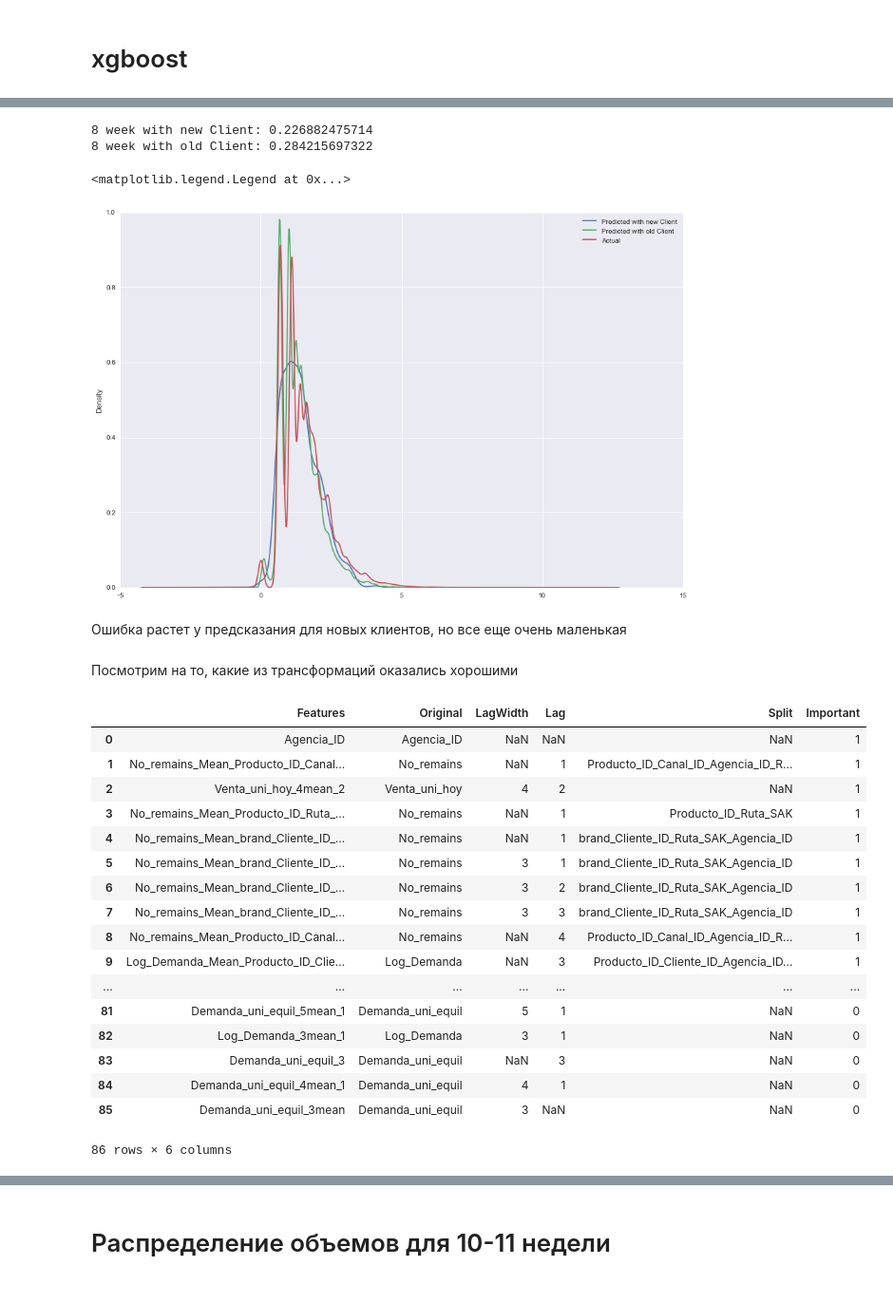
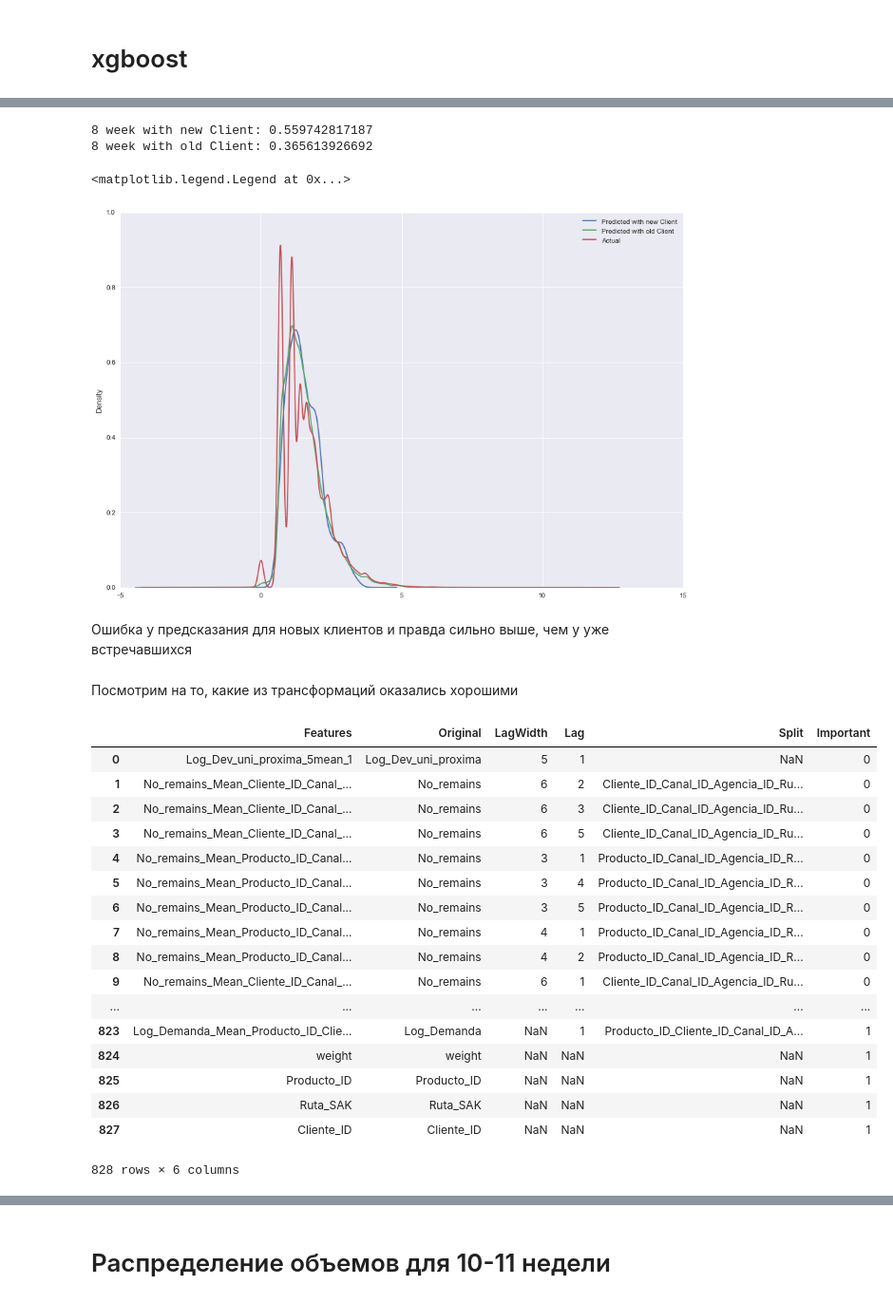
Before and after one commit to ValIlya/KB, a Jupyter notebook: releases/release_v03/feature_test.ipynb, the cells around one changed output, grey strips where cells are left out. Shown: that part at 95% size. Saved outputs shown, nothing was run; the diff lists cells and outputs as text; code cells hidden in the pictures.

```diff
--- a/releases/release_v03/feature_test.ipynb
+++ b/releases/release_v03/feature_test.ipynb
@@ -60,9 +60,9 @@ cur_week_features = [u'Town', u'State', u'Venta_uni_hoy', u'Venta_hoy', u'Dev_un
         u'Venta_hoy_by_uni', u'Ordered', 'Log_Dev_proxima', 'Log_Dev_uni_proxima', 'Log_Venta_hoy']
 cur_week_features = [x for x in cur_week_features if x in data.columns]
 means_by_split = [x for x in data.columns if '_Mean_' in x and x[-2] != '_'] #its mean, its not a lag
-
-data_for_model = data.drop(cur_week_features + means_by_split, axis=1).set_index(u'Semana')
-print('Drop', str(cur_week_features+ means_by_split))
+cur_week_widelags = [x for x in data.columns if 'mean' in x and x[-2] != '_'] #its mean, its not a lag
+data_for_model = data.drop(cur_week_features + means_by_split + cur_week_widelags, axis=1).set_index(u'Semana')
+print('Drop', str(cur_week_features+ means_by_split + cur_week_widelags))
 
 X_train = data_for_model.loc[list(range(3,8)),:].drop('Log_Demanda', axis=1)
 y_train = data_for_model.loc[list(range(3,8)),:]['Log_Demanda']
@@ -122,7 +122,7 @@ param = {
  'gamma': 1,
  'max_depth': 16,
  'min_child_weight': 18,
- 'n_estimators': 5,
+ 'n_estimators': 50,
  'subsample': 0.8,
  'colsample_bytree': 0.8,
  'nthread':-1
@@ -162,8 +162,13 @@ XGBRegressor(base_score=0.5, colsample_bylevel=1, colsample_bytree=0.8,
        objective='reg:linear', reg_alpha=0, reg_lambda=1,
        scale_pos_weight=1, seed=0, silent=True, subsample=0.8)
 # %%
-feat_imp = pd.Series(xgb_model.booster().get_fscore()).sort_values()
-feat_imp.head(100).plot.barh(figsize=(10,15))
+feat_imp = xgb_model.booster().get_fscore()
+for col in X_train:
+    if col not in feat_imp:
+        feat_imp[col] = 0
+
+feat_imp = pd.Series(feat_imp).sort_values()
+feat_imp.tail(100).plot.barh(figsize=(10,15))
 
 print('Train:', np.sqrt(mean_squared_error(y_train, xgb_model.predict(X_train))))
 preds = pd.Series(xgb_model.predict(X_test.loc[8]), index=X_test.loc[8])
@@ -192,4 +199,5 @@ len(new_client_ids), list(new_client_ids)[:5]
 # %%
+new_client_ids = set(X_test.Cliente_ID.unique()).difference(X_train.Cliente_ID.unique())
 preds.loc[X_test.loc[8].Cliente_ID.isin(new_client_ids).values].plot.kde(figsize = (15,10))
 print('8 week with new Client:', np.sqrt(mean_squared_error(
                     y_test.loc[8].loc[X_test.loc[8].Cliente_ID.isin(new_client_ids).values],
@@ -201,47 +209,47 @@ preds.loc[~X_test.loc[8].Cliente_ID.isin(new_client_ids).values].plot.kde()
 y_test.loc[8].plot.kde()
 plt.legend(['Predicted with new Client', 'Predicted with old Client', 'Actual'])
 # %% [output]
-8 week with new Client: 0.226882475714
-8 week with old Client: 0.284215697322
+8 week with new Client: 0.559742817187
+8 week with old Client: 0.365613926692
 <matplotlib.legend.Legend at 0x...>
-[figure, old version]
+[figure, new version]
 # %% [markdown]
-Ошибка растет у предсказания для новых клиентов, но все еще очень маленькая
+Ошибка у предсказания для новых клиентов и правда сильно выше, чем у уже встречавшихся
 # %% [markdown]
 Посмотрим на то, какие из трансформаций оказались хорошими
 # %%
 def transformaton_types(feat_list):
     features = pd.DataFrame(feat_list, columns = ['Features'])
     features['Original'] = features['Features']
     features['LagWidth'] = features['Features'].str.extract('(\d)mean', expand=True)
     features['Original'] = features['Original'].str.replace('_(\d)mean', '')
     features['Lag'] = features['Original'].str.extract('_(\d)', expand=True)
     features['Original'] = features['Original'].str.replace('_(\d)', '')
     features['Split'] = features['Original'].apply(lambda f: f.split('_Mean_')[1] if '_Mean_' in f else np.nan)
     features['Original'] = features['Original'].apply(lambda f: f.split('_Mean_')[0])
     return features
 
 
 features = transformaton_types(feat_imp.index)
-features['Important'] = features['Features'].isin(feat_imp.head(50).index).astype(int)
+features['Important'] = features['Features'].isin(feat_imp[feat_imp>0].index).astype(int)
 features
 # %% [output]
 |  | Features | Original | LagWidth | Lag | Split | Important |
-| 0 | Agencia_ID | Agencia_ID | NaN | NaN | NaN | 1 |
-| 1 | No_remains_Mean_Producto_ID_Canal... | No_remains | NaN | 1 | Producto_ID_Canal_ID_Agencia_ID_R... | 1 |
-| 2 | Venta_uni_hoy_4mean_2 | Venta_uni_hoy | 4 | 2 | NaN | 1 |
-| 3 | No_remains_Mean_Producto_ID_Ruta_... | No_remains | NaN | 1 | Producto_ID_Ruta_SAK | 1 |
-| 4 | No_remains_Mean_brand_Cliente_ID_... | No_remains | NaN | 1 | brand_Cliente_ID_Ruta_SAK_Agencia_ID | 1 |
-| 5 | No_remains_Mean_brand_Cliente_ID_... | No_remains | 3 | 1 | brand_Cliente_ID_Ruta_SAK_Agencia_ID | 1 |
-| 6 | No_remains_Mean_brand_Cliente_ID_... | No_remains | 3 | 2 | brand_Cliente_ID_Ruta_SAK_Agencia_ID | 1 |
-| 7 | No_remains_Mean_brand_Cliente_ID_... | No_remains | 3 | 3 | brand_Cliente_ID_Ruta_SAK_Agencia_ID | 1 |
-| 8 | No_remains_Mean_Producto_ID_Canal... | No_remains | NaN | 4 | Producto_ID_Canal_ID_Agencia_ID_R... | 1 |
-| 9 | Log_Demanda_Mean_Producto_ID_Clie... | Log_Demanda | NaN | 3 | Producto_ID_Cliente_ID_Agencia_ID... | 1 |
+| 0 | Log_Dev_uni_proxima_5mean_1 | Log_Dev_uni_proxima | 5 | 1 | NaN | 0 |
+| 1 | No_remains_Mean_Cliente_ID_Canal_... | No_remains | 6 | 2 | Cliente_ID_Canal_ID_Agencia_ID_Ru... | 0 |
+| 2 | No_remains_Mean_Cliente_ID_Canal_... | No_remains | 6 | 3 | Cliente_ID_Canal_ID_Agencia_ID_Ru... | 0 |
+| 3 | No_remains_Mean_Cliente_ID_Canal_... | No_remains | 6 | 5 | Cliente_ID_Canal_ID_Agencia_ID_Ru... | 0 |
+| 4 | No_remains_Mean_Producto_ID_Canal... | No_remains | 3 | 1 | Producto_ID_Canal_ID_Agencia_ID_R... | 0 |
+| 5 | No_remains_Mean_Producto_ID_Canal... | No_remains | 3 | 4 | Producto_ID_Canal_ID_Agencia_ID_R... | 0 |
+| 6 | No_remains_Mean_Producto_ID_Canal... | No_remains | 3 | 5 | Producto_ID_Canal_ID_Agencia_ID_R... | 0 |
+| 7 | No_remains_Mean_Producto_ID_Canal... | No_remains | 4 | 1 | Producto_ID_Canal_ID_Agencia_ID_R... | 0 |
+| 8 | No_remains_Mean_Producto_ID_Canal... | No_remains | 4 | 2 | Producto_ID_Canal_ID_Agencia_ID_R... | 0 |
+| 9 | No_remains_Mean_Cliente_ID_Canal_... | No_remains | 6 | 1 | Cliente_ID_Canal_ID_Agencia_ID_Ru... | 0 |
 | ... | ... | ... | ... | ... | ... | ... |
-| 81 | Demanda_uni_equil_5mean_1 | Demanda_uni_equil | 5 | 1 | NaN | 0 |
-| 82 | Log_Demanda_3mean_1 | Log_Demanda | 3 | 1 | NaN | 0 |
-| 83 | Demanda_uni_equil_3 | Demanda_uni_equil | NaN | 3 | NaN | 0 |
-| 84 | Demanda_uni_equil_4mean_1 | Demanda_uni_equil | 4 | 1 | NaN | 0 |
-| 85 | Demanda_uni_equil_3mean | Demanda_uni_equil | 3 | NaN | NaN | 0 |
+| 823 | Log_Demanda_Mean_Producto_ID_Clie... | Log_Demanda | NaN | 1 | Producto_ID_Cliente_ID_Canal_ID_A... | 1 |
+| 824 | weight | weight | NaN | NaN | NaN | 1 |
+| 825 | Producto_ID | Producto_ID | NaN | NaN | NaN | 1 |
+| 826 | Ruta_SAK | Ruta_SAK | NaN | NaN | NaN | 1 |
+| 827 | Cliente_ID | Cliente_ID | NaN | NaN | NaN | 1 |
-86 rows × 6 columns
+828 rows × 6 columns
 # %% [markdown]
```
Also changed, not shown: parts of 16 cells of this notebook, 2 other files.
